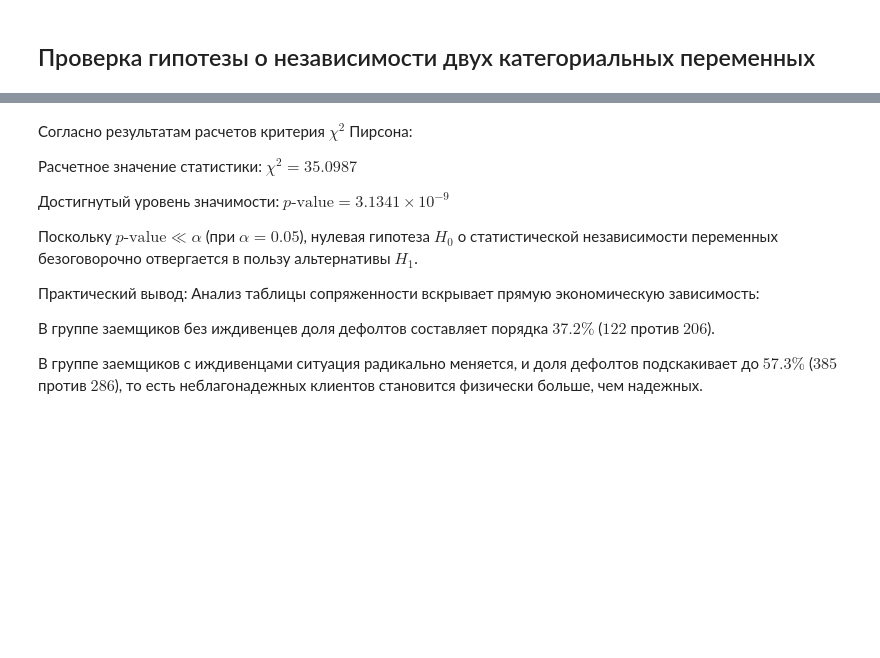
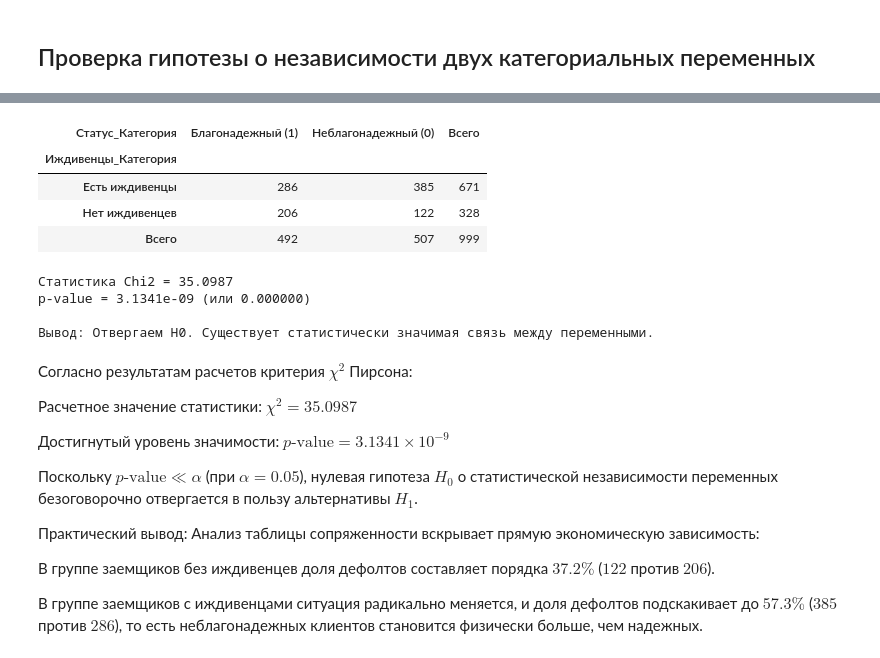
Before and after one commit to beelner/RGR2_terver, a Jupyter notebook: RGR2.ipynb, the cells around one changed output, grey strips where cells are left out. Saved outputs shown, nothing was run; the diff lists cells and outputs as text; code cells hidden in the pictures; blank space fills up the shorter version.

Commit message:
Поменял таблицу в блоке 5(на код HTML)

```diff
--- a/RGR2.ipynb
+++ b/RGR2.ipynb
@@ -184,24 +222,72 @@ else:
 # %% [markdown]
 ## Проверка гипотезы о независимости двух категориальных переменных
 # %%
-# Создаем новую категориальную колонку: 0 - нет иждивенцев, 1 - есть (>=1)
-df['Есть_иждивенцы'] = (df['Иждивенцы'] > 0).astype(int)
+import pandas as pd
+import scipy.stats as stats
+from IPython.display import display, HTML
 
-# Строим таблицу сопряженности (Contingency table)
-contingency_table = pd.crosstab(df['Есть_иждивенцы'], df[Y_col])
+# 1. Создаем временные понятные текстовые метки для строк и столбцов
+# Вместо 0 и 1 используем явные экономические формулировки
+df['Иждивенцы_Категория'] = (df['Иждивенцы'] > 0).map({True: 'Есть иждивенцы', False: 'Нет иждивенцев'})
+df['Статус_Категория'] = df[Y_col].map({0: 'Неблагонадежный (0)', 1: 'Благонадежный (1)'})
 
-# Применяем критерий Хи-квадрат
-chi2_stat, p_val_chi2, dof, expected = stats.chi2_contingency(contingency_table)
+# 2. Строим красивую таблицу сопряженности с маргиналами (строка и столбец "Всего")
+contingency_table = pd.crosstab(
+    df['Иждивенцы_Категория'],
+    df['Статус_Категория'],
+    margins=True,
+    margins_name='Всего'
+)
 
-print("\n--- 5. Независимость категориальных переменных (Критерий Хи-квадрат) ---")
+# 3. Для проведения самого математического теста берем "чистую" таблицу (без суммарных полей "Всего")
+raw_table = pd.crosstab(df['Иждивенцы_Категория'], df['Статус_Категория'])
+chi2_stat, p_val_chi2, dof, expected = stats.chi2_contingency(raw_table)
+
+print("--- 5. Независимость категориальных переменных (Критерий Хи-квадрат) ---")
 print("Таблица сопряженности (Иждивенцы vs Благонадежность):")
-print(contingency_table)
-print(f"\nСтатистика Chi2 = {chi2_stat:.4f}, p-value = {p_val_chi2:.4e}")
+
+styled_table = (contingency_table.style
+    # Добавляем нежный цветовой градиент для ячеек данных (не включая итоговые "Всего")
+    .background_gradient(cmap='Blues', subset=(['Есть иждивенцы', 'Нет иждивенцев'], ['Неблагонадежный (0)', 'Благонадежный (1)']))
+    # Настраиваем границы, выравнивание и шрифты
+    .set_properties(**{
+        'text-align': 'center',
+        'font-size': '12pt',
+        'border': '1px solid #dee2e6',
+        'padding': '10px'
+    })
+    # Настраиваем стили заголовков (шапки) таблицы
+    .set_table_styles([
+        {
+            'selector': 'th',
+            'props': [
+                ('background-color', '#f8f9fa'),
+                ('font-weight', 'bold'),
+                ('color', '#495057'),
+                ('border', '1px solid #dee2e6'),
+                ('text-align', 'center'),
+                ('padding', '10px')
+            ]
+        },
+        # Выделяем жирным итоговую строку и столбец "Всего"
+        {
+            'selector': '.row_heading.level0',
+            'props': [('font-weight', 'bold')]
+        }
+    ])
+)
+
+# 5. Выводим стилизованную HTML-таблицу в Jupyter
+display(styled_table)
+
+# 6. Печатаем результаты критерия
+print(f"\nСтатистика Chi2 = {chi2_stat:.4f}")
+print(f"p-value = {p_val_chi2:.4e} (или {p_val_chi2:.6f})")
 
 if p_val_chi2 > alpha:
-    print("Вывод: Нет оснований отвергнуть H0. Переменные независимы.")
+    print("\nВывод: Нет оснований отвергнуть H0. Переменные независимы.")
 else:
-    print("Вывод: Отвергаем H0. Существует статистически значимая связь между переменными.")
+    print("\nВывод: Отвергаем H0. Существует статистически значимая связь между переменными.")
 # %% [output]
 --- 5. Независимость категориальных переменных (Критерий Хи-квадрат) ---
 Таблица сопряженности (Иждивенцы vs Благонадежность):
@@ -215,3 +294,12 @@ else:
+| Статус_Категория | Благонадежный (1) | Неблагонадежный (0) | Всего |
+| Иждивенцы_Категория |  |  |  |
+| Есть иждивенцы | 286 | 385 | 671 |
+| Нет иждивенцев | 206 | 122 | 328 |
+| Всего | 492 | 507 | 999 |
+Статистика Chi2 = 35.0987
+p-value = 3.1341e-09 (или 0.000000)
+
+Вывод: Отвергаем H0. Существует статистически значимая связь между переменными.
 # %% [markdown]
 Согласно результатам расчетов критерия $\chi^2$ Пирсона:
 
```
Also changed, not shown: parts of 3 cells of this notebook, 1 other file.
